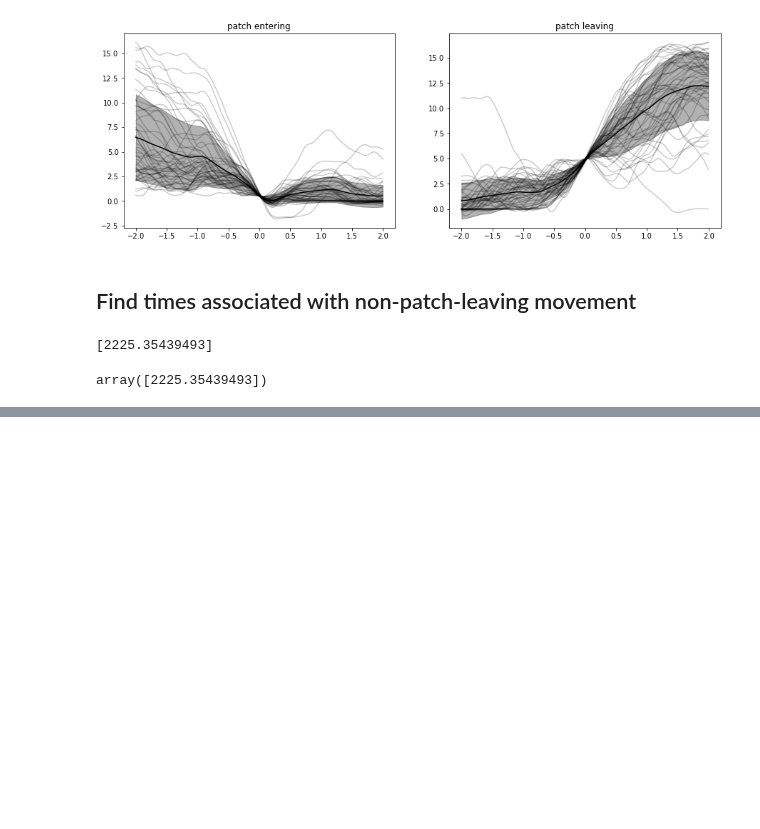
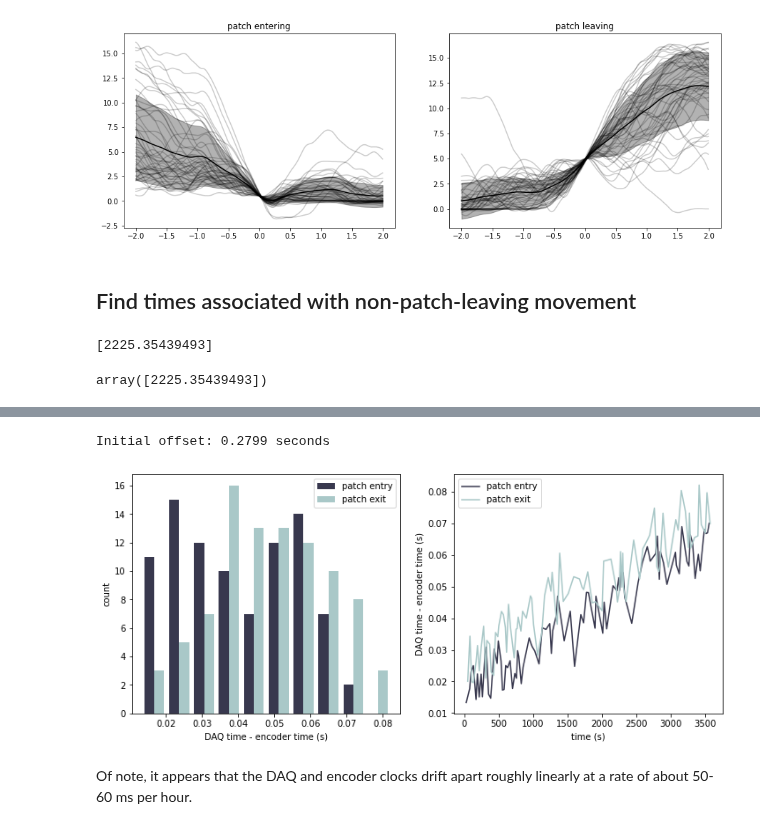
Before and after one commit to jbwebb8/foraging-analysis, a Jupyter notebook: notebooks/wheel_alignment.ipynb, the cells around one changed output, grey strips where cells are left out. Cells and saved outputs as stored; diff of their text form; code cells hidden in the pictures; blank space fills up the shorter version.

Commit message:
corrected for clock drift in wheel alignment

```diff
--- a/notebooks/wheel_alignment.ipynb
+++ b/notebooks/wheel_alignment.ipynb
@@ -302,0 +320,4 @@ array([2225.35439493])
+# %%
+sess = FreeSession(filename=labview_filepath)
+if sess_filepath is not None:
+    sess.load(sess_filepath)
@@ -302,0 +326,7 @@ array([2225.35439493])
+# %%
+sess.load_data('wheel_speed')
+sess.load_data('wheel_time')
+sess.load_data('wheel_position')
+v_wheel = sess.data['wheel_speed']
+t_wheel = sess.data['wheel_time']
+x_wheel = sess.data['wheel_position']
@@ -302,0 +335,7 @@ array([2225.35439493])
+# %%
+# Current methods
+t_patch_sound = sess.get_patch_times()
+t_patch_wheel, _, _ = sess._get_patches_from_wheel(stop_thresh=0.5)
+
+# Estimate clock offset from first patch leaving time
+offset = t_patch_sound[0, 1] - t_patch_wheel[0, 1]
@@ -302,0 +604,33 @@ array([2225.35439493])
+# %%
+%matplotlib inline
+
+# Calculate difference between sound and wheel patch times
+diff = (t_patch_sound - t_patch_wheel - offset)[1:, :] # ignore first patch
+print('Initial offset: {:.4f} seconds'.format(offset))
+
+# Plot results
+fig, ax = plt.subplots(1, 2, figsize=(12, 5))
+cmap = plt.get_cmap('bone')
+ax[0].hist(diff,
+        color=[cmap(0.25), cmap(0.75)],
+        label=['patch entry', 'patch exit'])
+ax[0].set_xlabel('DAQ time - encoder time (s)')
+ax[0].set_ylabel('count')
+ax[0].legend();
+
+ax[1].plot(t_patch_sound[1:, 0],
+           diff[:, 0],
+           color=cmap(0.25),
+           label='patch entry')
+ax[1].plot(t_patch_sound[1:, 1],
+           diff[:, 1],
+           color=cmap(0.75),
+           label='patch exit')
+ax[1].set_xlabel('time (s)')
+ax[1].set_ylabel('DAQ time - encoder time (s)')
+ax[1].legend();
+# %% [output]
+Initial offset: 0.2799 seconds
+[figure, added]
+# %% [markdown]
+Of note, it appears that the DAQ and encoder clocks drift apart roughly linearly at a rate of about 50-60 ms per hour.
```
Also changed, not shown: parts of 20 cells of this notebook, 1 other file.
